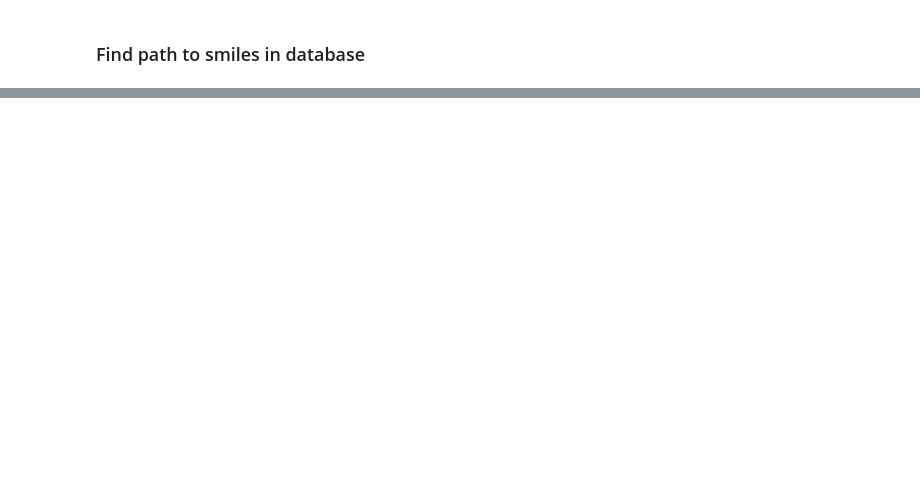
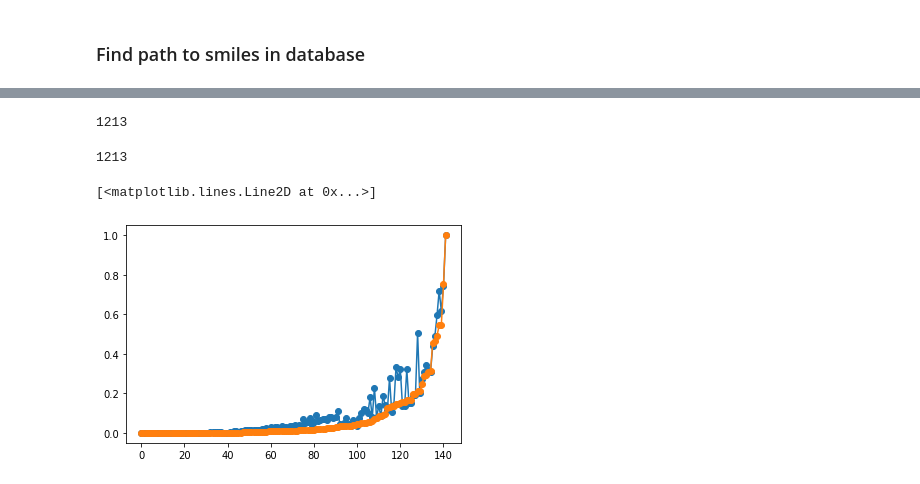
Before and after one commit to ferchault/APDFT, a Jupyter notebook: prototyping/atomic_energies/hitp/select_molecules.ipynb, the cells around one changed output, grey strips where cells are left out. Cells and saved outputs as stored; diff of their text form; code cells hidden in the pictures; blank space fills up the shorter version.

```diff
--- a/prototyping/atomic_energies/hitp/select_molecules.ipynb
+++ b/prototyping/atomic_energies/hitp/select_molecules.ipynb
@@ -116,0 +401,4 @@ c5
+# %%
+tot_num_additional_smiles = 3000 - len(selected_smiles)
+num_additional_smiles = np.round(under_sampled['tot_num_reps']/under_sampled['tot_num_reps'].sum()*tot_num_additional_smiles)
+add_lenvs = distribution_48.loc[distribution_48['actual_num_reps']/max(distribution_48['actual_num_reps']) - distribution_48['tot_num_reps']/max(distribution_48['tot_num_reps']) < 0, 'rep']
@@ -116,0 +425,21 @@ c5
+# %%
+# all envs for which I want to select smiles
+additional_smiles = []
+for lenv, nums in zip(add_lenvs, num_additional_smiles):
+    # find smiles that contain local env lenv
+    smiles_tmp = select_additional_smiles(database, lenv, nums)
+    # remove duplicates if smiles in smiles_tmp was selected in previous iteration
+    smiles_tmp = remove_smiles_duplicates(additional_smiles, smiles_tmp)
+    smiles_tmp = remove_smiles_duplicates(selected_smiles, smiles_tmp)
+
+    # update occurence of local envs
+    update(database, distribution_48, smiles_tmp)
+    additional_smiles.extend(smiles_tmp)
+# %%
+len(set(additional_smiles) - set(selected_smiles))
+# %% [output]
+1213
+# %%
+len(additional_smiles)
+# %% [output]
+1213
@@ -116,0 +449,7 @@ c5
+# %%
+plt.plot(distribution_48['actual_num_reps']/max(distribution_48['actual_num_reps']), '-o')
+
+plt.plot(distribution_48['tot_num_reps']/max(distribution_48['tot_num_reps']), '-o')
+# %% [output]
+[<matplotlib.lines.Line2D at 0x...>]
+[figure, added]
```
Also changed, not shown: parts of 35 cells of this notebook.
